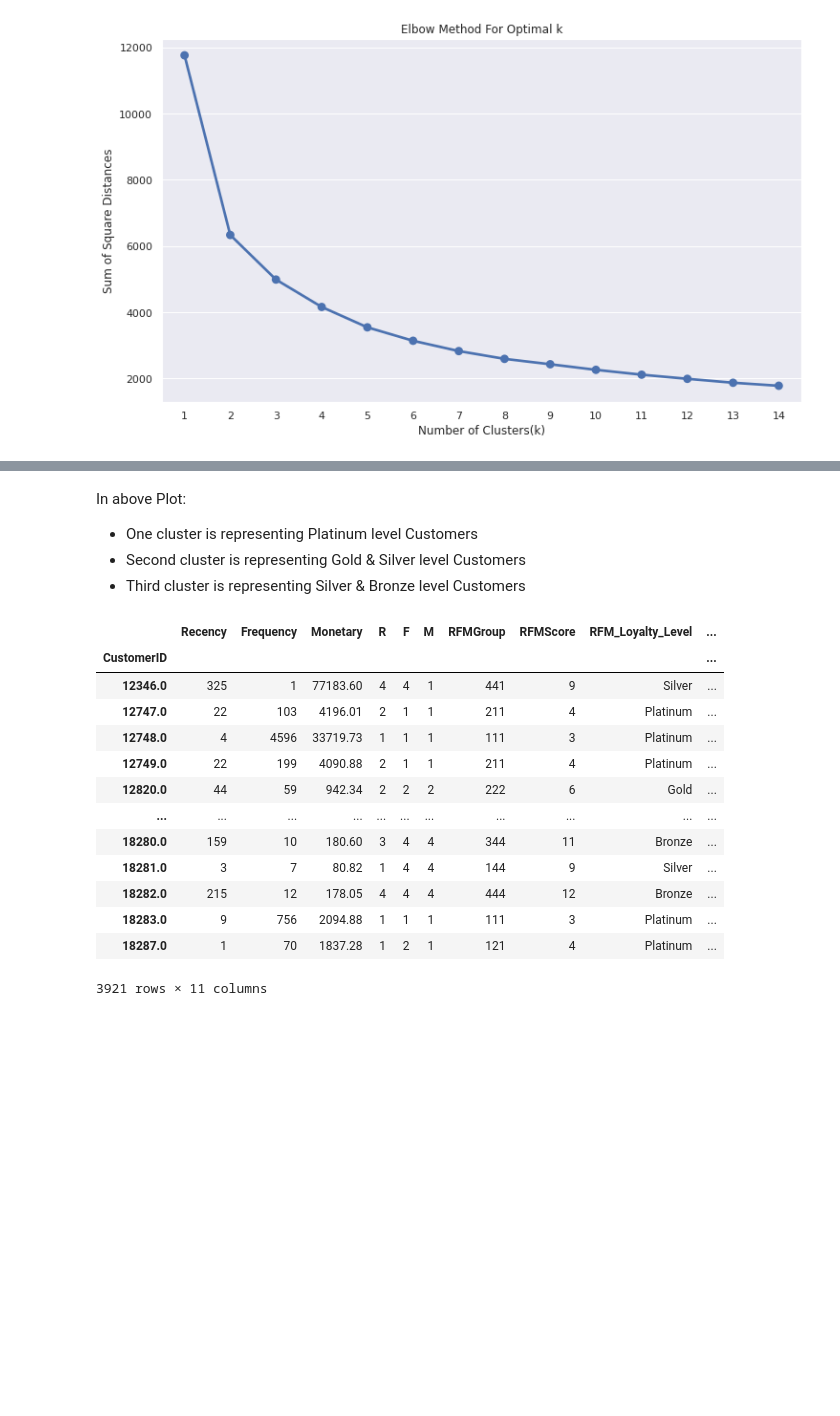
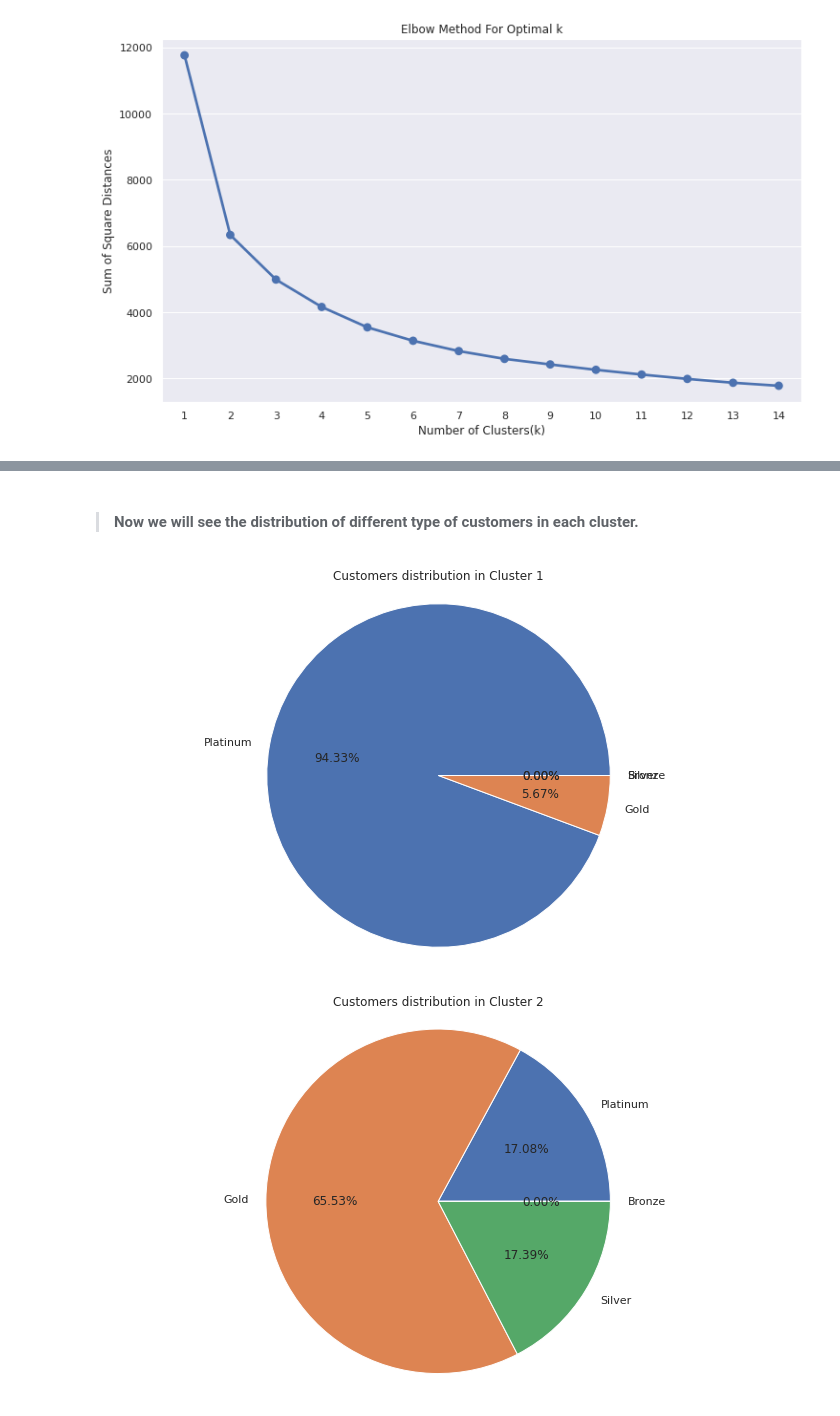
Before and after one commit to skpycoder786/CustomerSegmentation_MajorProject, a Jupyter notebook: customersegmentationanalysis-using-rfm-k-means.ipynb, the cells around one changed output, grey strips where cells are left out. Cells and saved outputs as stored; diff of their text form; code cells hidden in the pictures; blank space fills up the shorter version.

Commit message:
Kaggle Notebook | CustomerSegmentationAnalysis Using RFM & K-Means | Version 9

```diff
--- a/customersegmentationanalysis-using-rfm-k-means.ipynb
+++ b/customersegmentationanalysis-using-rfm-k-means.ipynb
@@ -723,22 +730,45 @@ plt.show()
-# %% [markdown]
-In above Plot:
-* One cluster is representing Platinum level Customers
-* Second cluster is representing Gold & Silver level Customers
-* Third cluster is representing Silver & Bronze level Customers
-# %%
-RFMScores
-# %% [output]
-|  | Recency | Frequency | Monetary | R | F | M | RFMGroup | RFMScore | RFM_Loyalty_Level | ... |
-| CustomerID |  |  |  |  |  |  |  |  |  | ... |
-| 12346.0 | 325 | 1 | 77183.60 | 4 | 4 | 1 | 441 | 9 | Silver | ... |
-| 12747.0 | 22 | 103 | 4196.01 | 2 | 1 | 1 | 211 | 4 | Platinum | ... |
-| 12748.0 | 4 | 4596 | 33719.73 | 1 | 1 | 1 | 111 | 3 | Platinum | ... |
-| 12749.0 | 22 | 199 | 4090.88 | 2 | 1 | 1 | 211 | 4 | Platinum | ... |
-| 12820.0 | 44 | 59 | 942.34 | 2 | 2 | 2 | 222 | 6 | Gold | ... |
-| ... | ... | ... | ... | ... | ... | ... | ... | ... | ... | ... |
-| 18280.0 | 159 | 10 | 180.60 | 3 | 4 | 4 | 344 | 11 | Bronze | ... |
-| 18281.0 | 3 | 7 | 80.82 | 1 | 4 | 4 | 144 | 9 | Silver | ... |
-| 18282.0 | 215 | 12 | 178.05 | 4 | 4 | 4 | 444 | 12 | Bronze | ... |
-| 18283.0 | 9 | 756 | 2094.88 | 1 | 1 | 1 | 111 | 3 | Platinum | ... |
-| 18287.0 | 1 | 70 | 1837.28 | 1 | 2 | 1 | 121 | 4 | Platinum | ... |
-3921 rows × 11 columns
+# %% [markdown]
+> #### Now we will see the distribution of different type of customers in each cluster.
+# %%
+# Separating RFMScores in clusters
+clust1 = RFMScores[(RFMScores['Cluster']==0)]
+c1=clust1['RFM_Loyalty_Level'].value_counts()
+clust2 = RFMScores[(RFMScores['Cluster']==1)]
+c2=clust2['RFM_Loyalty_Level'].value_counts()
+clust3 = RFMScores[(RFMScores['Cluster']==2)]
+c3=clust3['RFM_Loyalty_Level'].value_counts()
+
+def Pie_num(s, x):
+    return s[x]
+
+Customer_labels = ['Platinum', 'Gold', 'Silver', 'Bronze']
+print("\n")
+
+#For cluster no.1
+sizes1=[Pie_num(c1,Customer_labels[i]) for i in range(4)]
+fig, ax = plt.subplots()
+ax.pie(sizes1, labels=Customer_labels, autopct='%1.2f%%')
+ax.axis('equal')  # Equal aspect ratio ensures the pie chart is circular.
+ax.set_title('Customers distribution in Cluster 1')
+plt.show()
+print("\n")
+
+#For cluster no.2
+sizes2=[Pie_num(c2,Customer_labels[i]) for i in range(4)]
+fig, ax = plt.subplots()
+ax.pie(sizes2, labels=Customer_labels, autopct='%1.2f%%')
+ax.axis('equal')
+ax.set_title('Customers distribution in Cluster 2')
+plt.show()
+print("\n")
+
+#For cluster no.3
+sizes3=[Pie_num(c3,Customer_labels[i]) for i in range(4)]
+fig, ax = plt.subplots()
+ax.pie(sizes3, labels=Customer_labels, autopct='%1.2f%%')
+ax.axis('equal')
+ax.set_title('Customers distribution in Cluster 3')
+plt.show()
+# %% [output]
+[figure, added]
+[figure, added]
```
Also changed, not shown: parts of 9 cells of this notebook.
